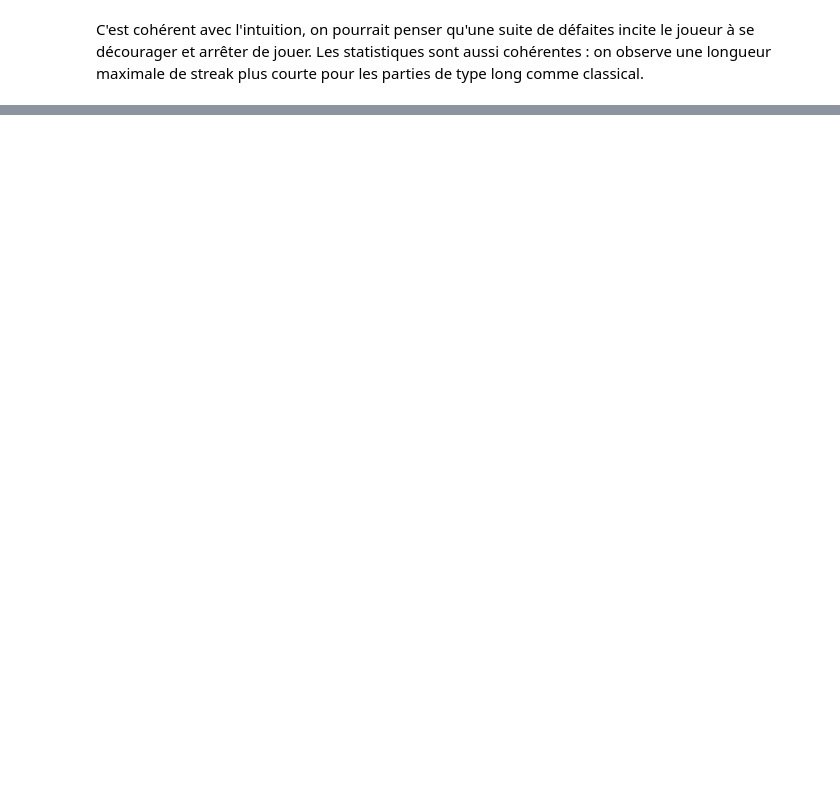
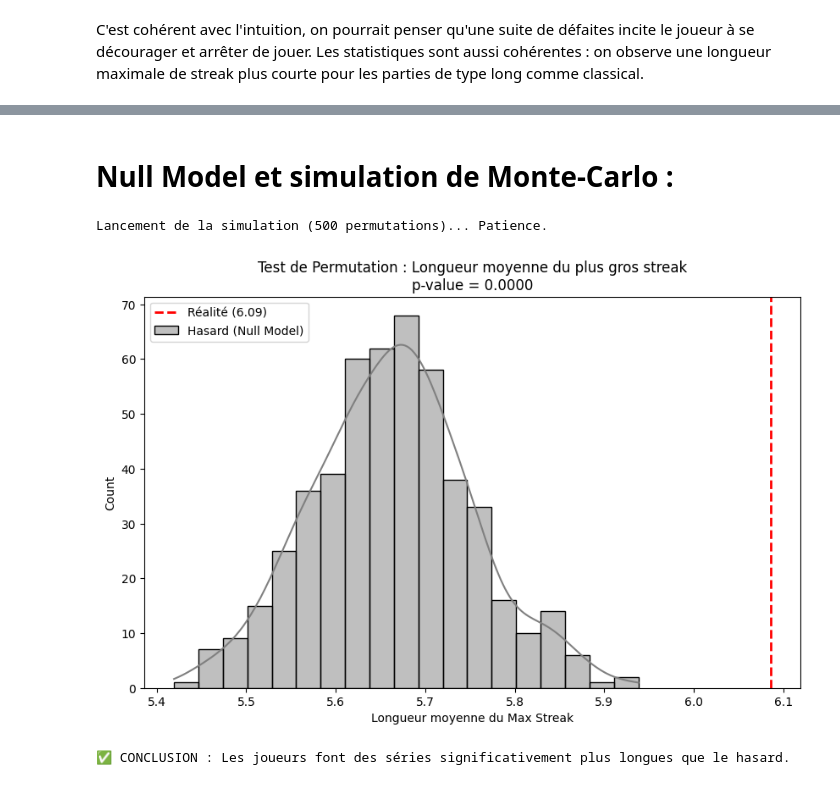
Before and after one commit to tristanTRT/Projet-info-2A, a Jupyter notebook: Scripts_analyse_data/Analyse_data.ipynb, the cells around one changed output, grey strips where cells are left out. Saved outputs shown, nothing was run; the diff lists cells and outputs as text; code cells hidden in the pictures; blank space fills up the shorter version.

```diff
--- a/Scripts_analyse_data/Analyse_data.ipynb
+++ b/Scripts_analyse_data/Analyse_data.ipynb
@@ -392,0 +658,63 @@ Comparaison p-values par type de partie (brut vs limité par delta_hours) :
+# %% [markdown]
+# Null Model et simulation de Monte-Carlo :
+# %%
+import numpy as np
+
+def calculate_max_streak(wins_series):
+    """Calcule la plus longue série de victoires consécutives (1)"""
+    if len(wins_series) == 0: return 0
+    # Astuce vectorielle pour calculer les streaks
+    change = wins_series.ne(wins_series.shift())
+    counts = change.cumsum()
+    # On ne garde que les victoires (1)
+    streaks = wins_series.groupby(counts).sum()
+    # On retourne le max (0 si que des défaites)
+    return streaks.max()
+
+# Paramètres de simulation
+n_permutations = 500
+results_null_model = []
+
+print(f"Lancement de la simulation ({n_permutations} permutations)... Patience.")
+
+# On ne prend que les joueurs avec assez de parties (>20) pour que ce soit pertinent
+users_to_test = df_reg['user_id'].value_counts()
+valid_users = users_to_test[users_to_test > 20].index
+df_sim = df_reg[df_reg['user_id'].isin(valid_users)].copy()
+
+real_streaks_mean = df_sim.groupby('user_id')['win'].apply(calculate_max_streak).mean()
+
+# Simulation
+simulated_means = []
+for i in range(n_permutations):
+    # Mélange aléatoire des résultats AU SEIN de chaque joueur
+    # transform(np.random.permutation) mélange les données groupe par groupe
+    shuffled_wins = df_sim.groupby('user_id')['win'].transform(np.random.permutation)
+
+    # On recalcule les streaks sur ces données mélangées
+    # Note: on doit reconstruire un groupby temporaire pour appliquer la fonction
+    # C'est un peu lent, c'est normal
+    sim_streak_avg = shuffled_wins.groupby(df_sim['user_id']).apply(calculate_max_streak).mean()
+    simulated_means.append(sim_streak_avg)
+
+# Visualisation
+plt.figure(figsize=(10, 6))
+sns.histplot(simulated_means, kde=True, color="gray", label="Hasard (Null Model)")
+plt.axvline(real_streaks_mean, color="red", linestyle="--", linewidth=2, label=f"Réalité ({real_streaks_mean:.2f})")
+
+# Calcul de la p-value empirique
+p_val_sim = np.mean([s >= real_streaks_mean for s in simulated_means])
+
+plt.title(f"Test de Permutation : Longueur moyenne du plus gros streak\np-value = {p_val_sim:.4f}")
+plt.xlabel("Longueur moyenne du Max Streak")
+plt.legend()
+plt.show()
+
+if p_val_sim < 0.05:
+    print("✅ CONCLUSION : Les joueurs font des séries significativement plus longues que le hasard.")
+else:
+    print("❌ CONCLUSION : Les séries observées ne se distinguent pas du hasard.")
+# %% [output]
+Lancement de la simulation (500 permutations)... Patience.
+[figure, added]
+✅ CONCLUSION : Les joueurs font des séries significativement plus longues que le hasard.
```
Also changed, not shown: parts of 28 cells of this notebook, 3 other files.
